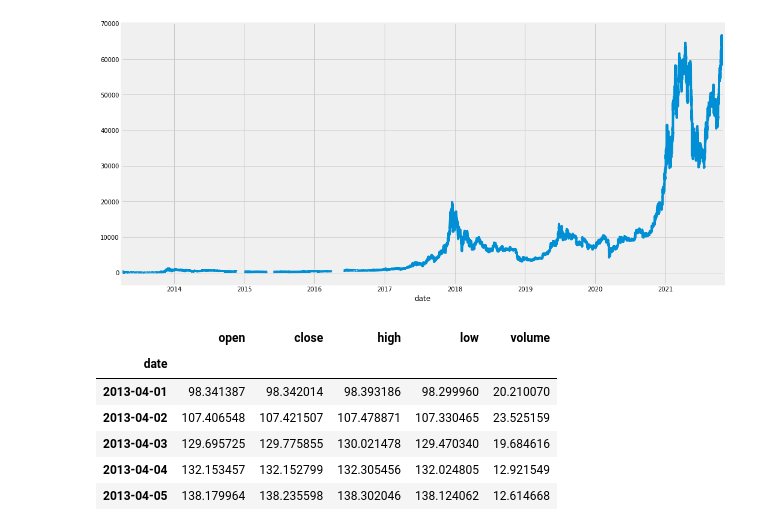
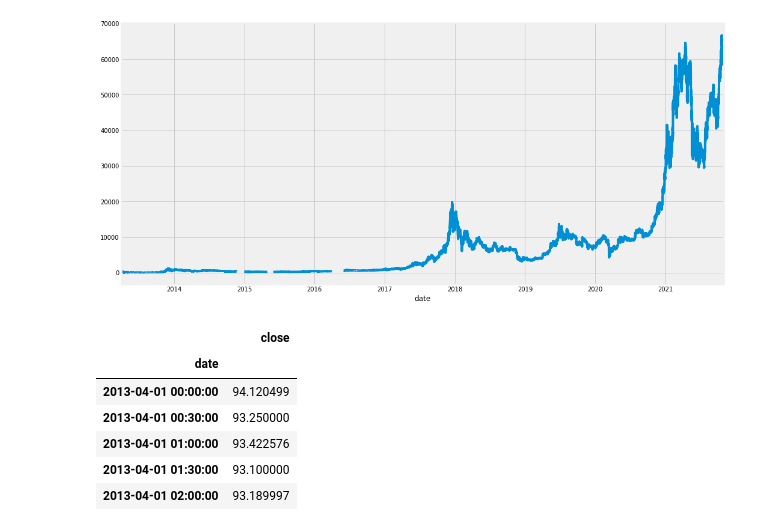
Before and after one commit to ayoubbensakhria/finance_algo, a Jupyter notebook: ARMA_Model.ipynb, the cells around one changed output. Cells and saved outputs as stored; diff of their text form; code cells hidden in the pictures.

```diff
--- a/ARMA_Model.ipynb
+++ b/ARMA_Model.ipynb
@@ -39,16 +42,17 @@ df['close'].plot(figsize=(16,8))
 # %% [output]
 <matplotlib.axes._subplots.AxesSubplot at 0x...>
 [figure]
-# %%
-ddf.head()
-# %% [output]
-|  | open | close | high | low | volume |
-| date |  |  |  |  |  |
-| 2013-04-01 | 98.341387 | 98.342014 | 98.393186 | 98.299960 | 20.210070 |
-| 2013-04-02 | 107.406548 | 107.421507 | 107.478871 | 107.330465 | 23.525159 |
-| 2013-04-03 | 129.695725 | 129.775855 | 130.021478 | 129.470340 | 19.684616 |
-| 2013-04-04 | 132.153457 | 132.152799 | 132.305456 | 132.024805 | 12.921549 |
-| 2013-04-05 | 138.179964 | 138.235598 | 138.302046 | 138.124062 | 12.614668 |
+# %%
+df = df.drop(columns =['open', 'high', 'low', 'volume', 'date'])
+df.head()
+# %% [output]
+|  | close |
+| date |  |
+| 2013-04-01 00:00:00 | 94.120499 |
+| 2013-04-01 00:30:00 | 93.250000 |
+| 2013-04-01 01:00:00 | 93.422576 |
+| 2013-04-01 01:30:00 | 93.100000 |
+| 2013-04-01 02:00:00 | 93.189997 |
 # %% [markdown]
 # Identify the correct ARMA Model Order
 ## Visualising ACF Plot and PACF Plots
```
Also changed, not shown: parts of 13 cells of this notebook.
